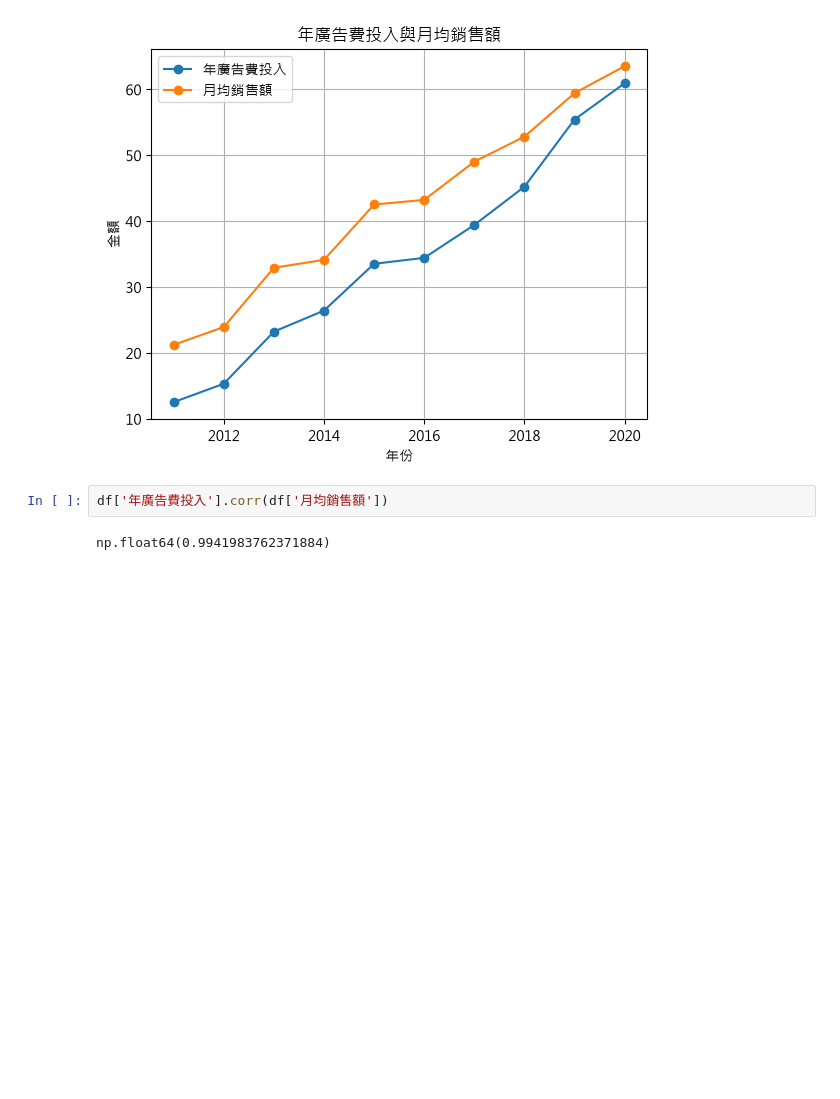
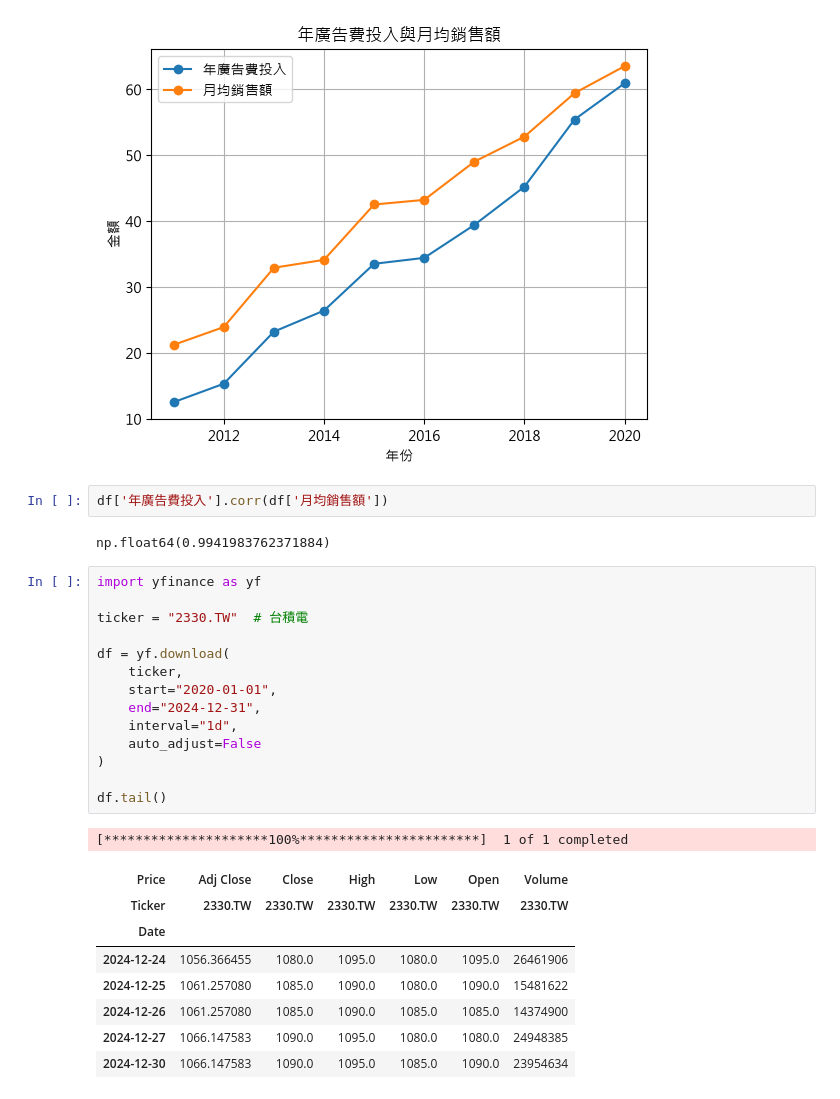
Before and after one commit to Valeriaya512/Python_course, a Jupyter notebook: 07_04/practice3.ipynb, the cells around one changed output. Cells and saved outputs as stored; diff of their text form; blank space fills up the shorter version.

```diff
--- a/07_04/practice3.ipynb
+++ b/07_04/practice3.ipynb
@@ -44,3 +44,27 @@ plt.show()
 df['年廣告費投入'].corr(df['月均銷售額'])
 # %% [output]
 np.float64(0.9941983762371884)
+# %%
+import yfinance as yf
+
+ticker = "2330.TW"  # 台積電
+
+df = yf.download(
+    ticker,
+    start="2020-01-01",
+    end="2024-12-31",
+    interval="1d",
+    auto_adjust=False
+)
+
+df.tail()
+# %% [output]
+[*********************100%***********************]  1 of 1 completed
+| Price | Adj Close | Close | High | Low | Open | Volume |
+| Ticker | 2330.TW | 2330.TW | 2330.TW | 2330.TW | 2330.TW | 2330.TW |
+| Date |  |  |  |  |  |  |
+| 2024-12-24 | 1056.366455 | 1080.0 | 1095.0 | 1080.0 | 1095.0 | 26461906 |
+| 2024-12-25 | 1061.257080 | 1085.0 | 1090.0 | 1080.0 | 1090.0 | 15481622 |
+| 2024-12-26 | 1061.257080 | 1085.0 | 1090.0 | 1085.0 | 1085.0 | 14374900 |
+| 2024-12-27 | 1066.147583 | 1090.0 | 1095.0 | 1080.0 | 1080.0 | 24948385 |
+| 2024-12-30 | 1066.147583 | 1090.0 | 1095.0 | 1085.0 | 1090.0 | 23954634 |
```
Also changed, not shown: parts of 2 cells of this notebook, 2 other files.
